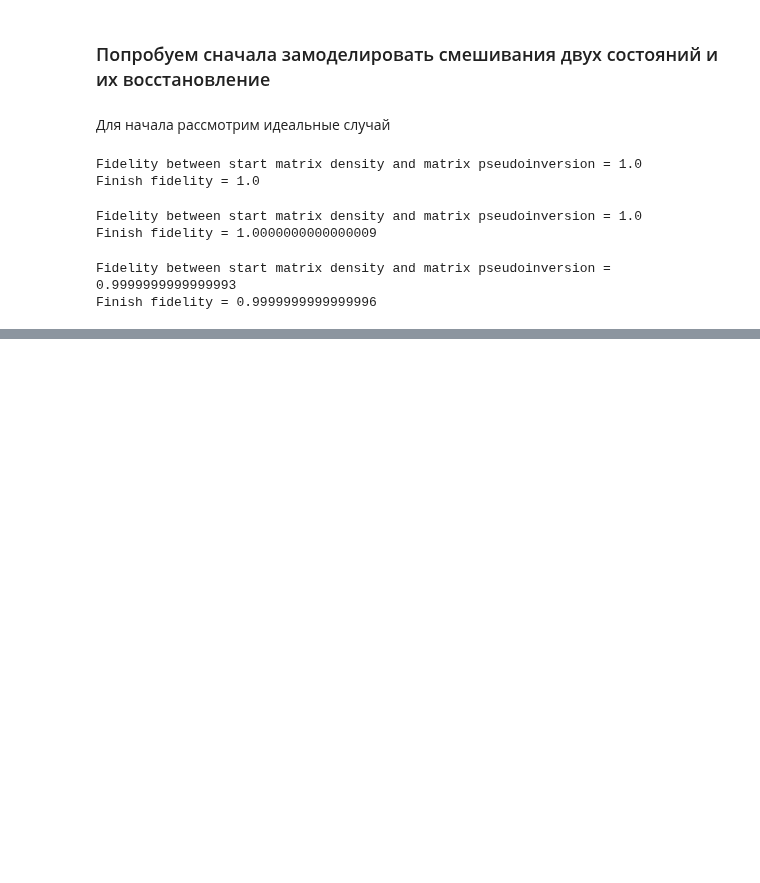
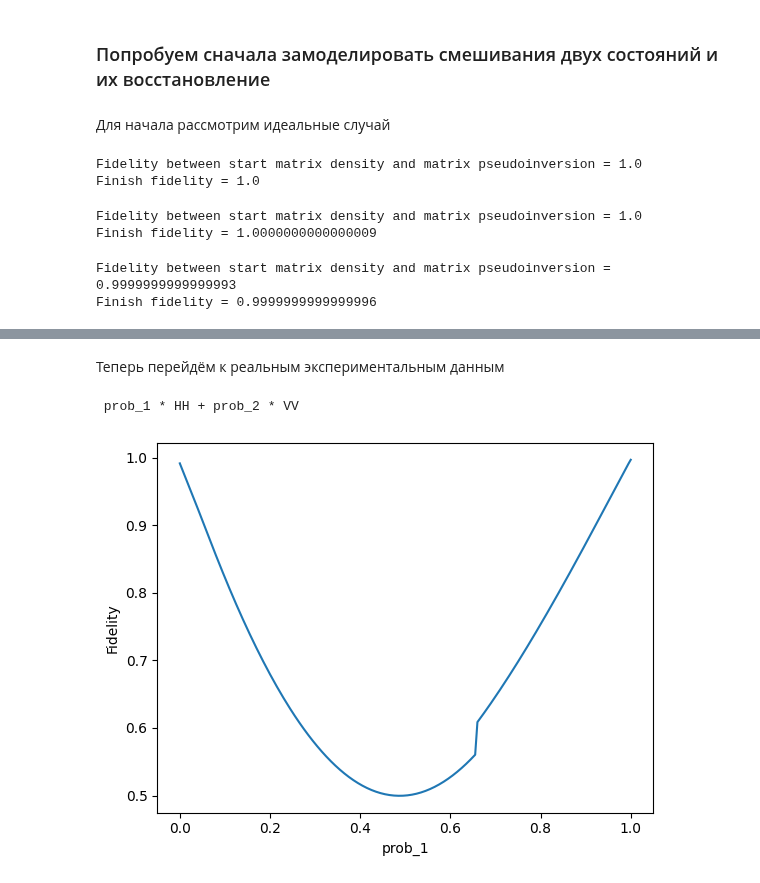
Before and after one commit to Denis-chupa/Quantum_tools, a Jupyter notebook: Tomography/src/research_data/merge_diff_matrix.ipynb, the cells around one changed output, grey strips where cells are left out. Drawn from its saved outputs; the diff is of its cells as text; code cells hidden in the pictures; blank space fills up the shorter version.

```diff
--- a/Tomography/src/research_data/merge_diff_matrix.ipynb
+++ b/Tomography/src/research_data/merge_diff_matrix.ipynb
@@ -118,0 +196,79 @@ Finish fidelity = 1.0000000000000009
+# %% [markdown]
+Теперь перейдём к реальным экспериментальным данным
+# %%
+from numpy import linspace
+protocol = [Gl_4(0), Gl_4(pi / 8), Gl_4(3 * pi / 8), Gl_4(5 * pi / 8), Gl_4(7 * pi / 8)]
+tomography = tomography_pol_qutrit(protocol)
+rank = 1
+
+
+print("\n\n prob_1 * HH + prob_2 * VV  \n")
+# # 20 повторения по 10с при HWP_p под 0
+# Noise
+# 1.2 3.15 233.6
+# 72.7 5.35 1.15
+# Калибровка      10.7 100.1 69.15
+n_hh = 1.2 / 233.6
+n_hv_1 = 3.15 / 233.6
+n_hv_2 = 5.35 / 72.7
+n_vv = 1.15 / 72.7
+
+sigma1_1 = 10.7 - 69.15 * n_hh
+sigma2_1 = (100.1 - 10.7 * n_hv_1 - 69.15 * n_hv_2)/2
+sigma3_1 = 69.15 - 10.7 * n_vv
+
+teor_state_1 = tomography.density(tomography.hh)
+
+freq_1 = array([
+72.7 - 1.15 * n_hh, 5.35 - 5.35,	1.15 - 72. * n_vv,
+44.6 - 20.95 * n_hh, 58.1 - 44.6 * n_hv_1 - 20.95 * n_hv_2, 20.95 - 44.6 * n_vv,
+34.55 - 12.95 * n_hh, 94.55 - 34.55 * n_hv_1 - 12.95 * n_hv_2, 12.95 - 34.55 * n_vv,
+39.9 - 10.7 * n_hh, 78.3 - 39.9 * n_hv_1 - 10.7 * n_hv_2, 10.7 - 39.9 * n_vv,
+37.35 - 22.3 * n_hh, 73.65 - 37.35 * n_hv_1 - 22.3 * n_hv_2, 22.3 - 37.35 * n_vv
+])
+
+n_hh = 0.45 / 186.59
+n_hv_1 = 1.9 / 186.9
+n_hv_2 = 4.6 / 67.85
+n_vv = 1.5 / 67.85
+
+sigma1_2 = 21.55 - 45.35 * n_hh
+sigma2_2 = (92.1 - 21.55 * n_hv_1 - 45.35 * n_hv_2)/2
+sigma3_2 = 45.35 - 21.55 * n_vv
+
+teor_state_2 = tomography.density(tomography.vv)
+
+freq_2 = array([
+0.45 - 186.9 * n_hh, 1.65 - 1.65,	186.9 - 0.45 * n_vv,
+3.95 - 108.6 * n_hh, 88.9 - 3.95 * n_hv_1 - 108.6 * n_hv_2, 108.6 - 3.95 * n_vv,
+5.25 - 103.55 * n_hh, 91.95 - 5.25 * n_hv_1 - 103.55 * n_hv_2, 103.55 - 5.25 * n_vv,
+3.1 - 108.95 * n_hh, 89.45 - 3.1 * n_hv_1 - 108.95 * n_hv_2, 108.95 - 3.1 * n_vv,
+6.2 - 107.1 * n_hh, 86.35 - 6.2 * n_hv_1 - 107.1 * n_hv_2, 107.1 - 6.2 * n_vv
+])
+
+list_prob_1 = linspace(0.0, 1.0, 201)
+list_fid = [0] * len(list_prob_1)
+
+for i, prob_1 in enumerate(list_prob_1):
+
+    prob_2 = 1.0 - prob_1
+
+    teor_state = prob_1 * teor_state_1 + prob_2 * teor_state_2
+    freq = prob_1 * freq_1 + prob_2 * freq_2
+    sigma1 = prob_1 * sigma1_1 + prob_2 * sigma1_2
+    sigma2 = prob_1 * sigma2_1 + prob_2 * sigma2_2
+    sigma3 = prob_1 * sigma3_1 + prob_2 * sigma3_2
+    # freq[::3] = freq[::3] / sigma1
+    # freq[1::3] = freq[1::3] / sigma2
+    # freq[2::3] = freq[2::3] / sigma3
+
+    tomography.experiment(freq, teor_state, sigma1, sigma2, sigma3, rank, visible=False)
+    list_fid[i] = abs(tomography.Fidelity(tomography.matrix_finish, tomography.start_density))
+
+plt.plot(list_prob_1, list_fid)
+plt.xlabel("prob_1")
+plt.ylabel("Fidelity")
+plt.show()
+# %% [output]
+ prob_1 * HH + prob_2 * VV
+[figure, added]
```
Also changed, not shown: parts of 5 cells of this notebook.
